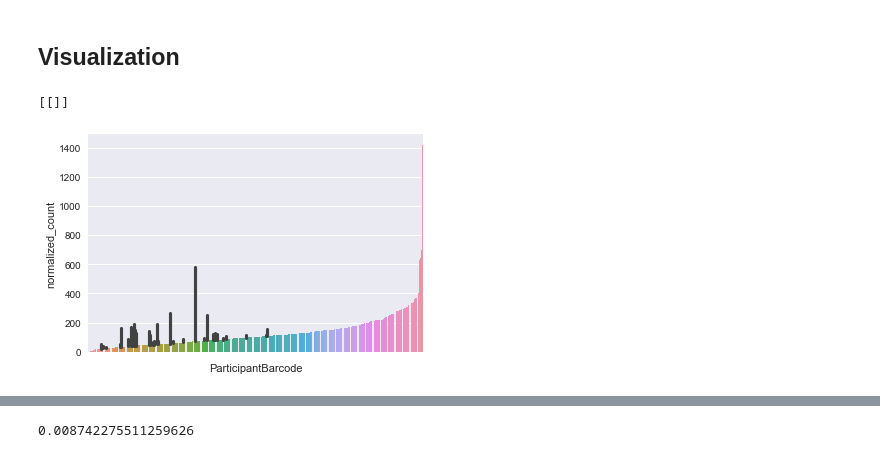
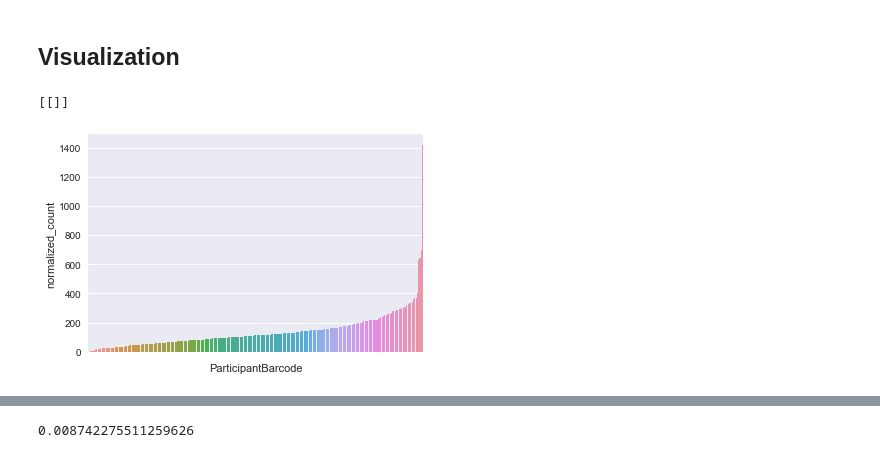
Before and after one commit to SVAI/geviz, a Jupyter notebook: navi/gbq_interface.ipynb, the cells around one changed output, grey strips where cells are left out. Saved outputs shown, nothing was run; the diff lists cells and outputs as text; code cells hidden in the pictures.

Commit message:
Rename repo and clean up plots

```diff
--- a/navi/gbq_interface.ipynb
+++ b/navi/gbq_interface.ipynb
@@ -75,11 +75,11 @@ GENE = 'TTN'
 # %%
 gdf = df.loc[df['original_gene_symbol'] == GENE]
 # %%
-ax = sns.barplot(x="ParticipantBarcode", y="normalized_count", data=gdf)
+ax = sns.barplot(x="ParticipantBarcode", y="normalized_count", data=gdf.sort_values('normalized_count'))
 ax.set(xticklabels=[])
 # %% [output]
 [[]]
-[figure, old version]
+[figure, new version]
 # %%
 gene_pairs = [0]*int(len(genes)*(len(genes)-1)/2)
 corr = [0]*int(len(genes)*(len(genes)-1)/2)
```
Also changed, not shown: parts of 1 cell of this notebook, 2 other files.
